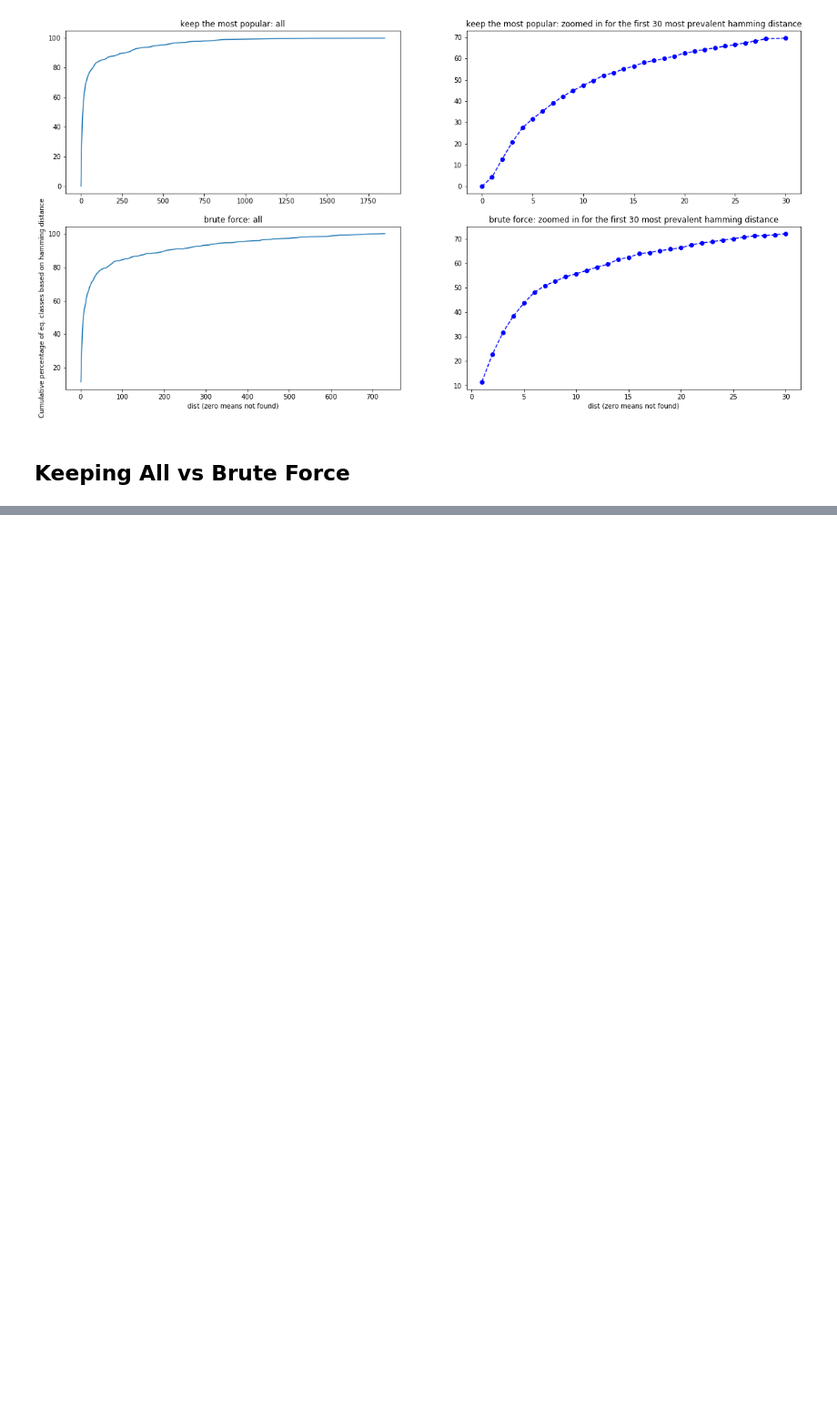
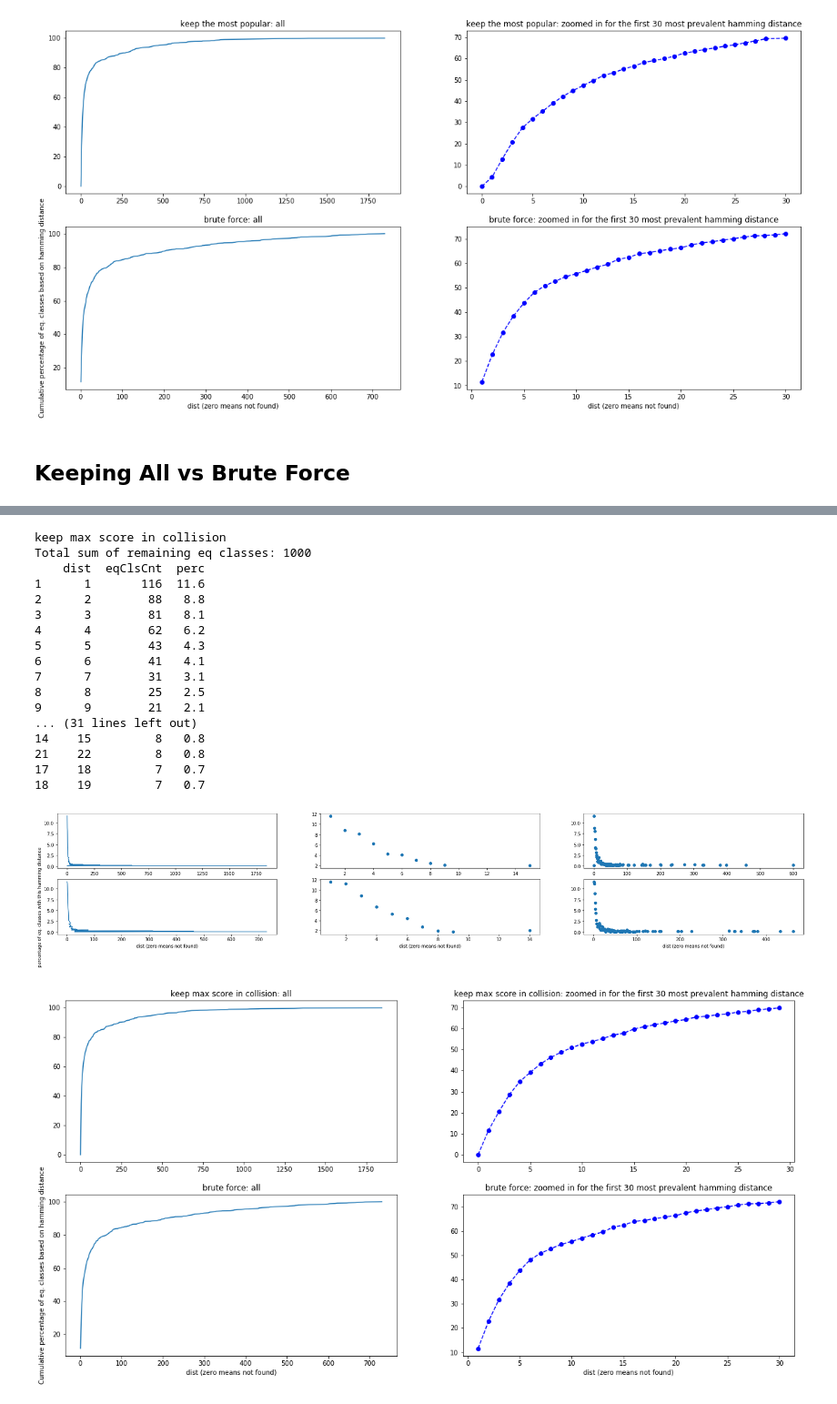
Before and after one commit to fataltes/quickNBs, a Jupyter notebook: mantis.ipynb, the cells around one changed output, grey strips where cells are left out. Shown at 91% size. Saved outputs shown, nothing was run; the diff lists cells and outputs as text; code cells hidden in the pictures; blank space fills up the shorter version.

Commit message:
Comparing four methods of brute-force, keep-all, keep-maxScore, and keep-mostPop

```diff
--- a/mantis.ipynb
+++ b/mantis.ipynb
@@ -395,0 +397,25 @@ Total sum of remaining eq classes: 999
+# %%
+hashBasedClusteringStat('/home/fatemeh/projects/mantis/keepMaxScore-500000-1000.dist',
+                       '/home/fatemeh/projects/mantis/bf-500000-1000.dist',
+                       'keep max score in collision',
+                       'brute force')
+# %% [output]
+keep max score in collision
+Total sum of remaining eq classes: 1000
+    dist  eqClsCnt  perc
+1      1       116  11.6
+2      2        88   8.8
+3      3        81   8.1
+4      4        62   6.2
+5      5        43   4.3
+6      6        41   4.1
+7      7        31   3.1
+8      8        25   2.5
+9      9        21   2.1
+... (31 lines left out)
+14    15         8   0.8
+21    22         8   0.8
+17    18         7   0.7
+18    19         7   0.7
+[figure, added]
+[figure, added]
```
Also changed, not shown: parts of 8 cells of this notebook.
